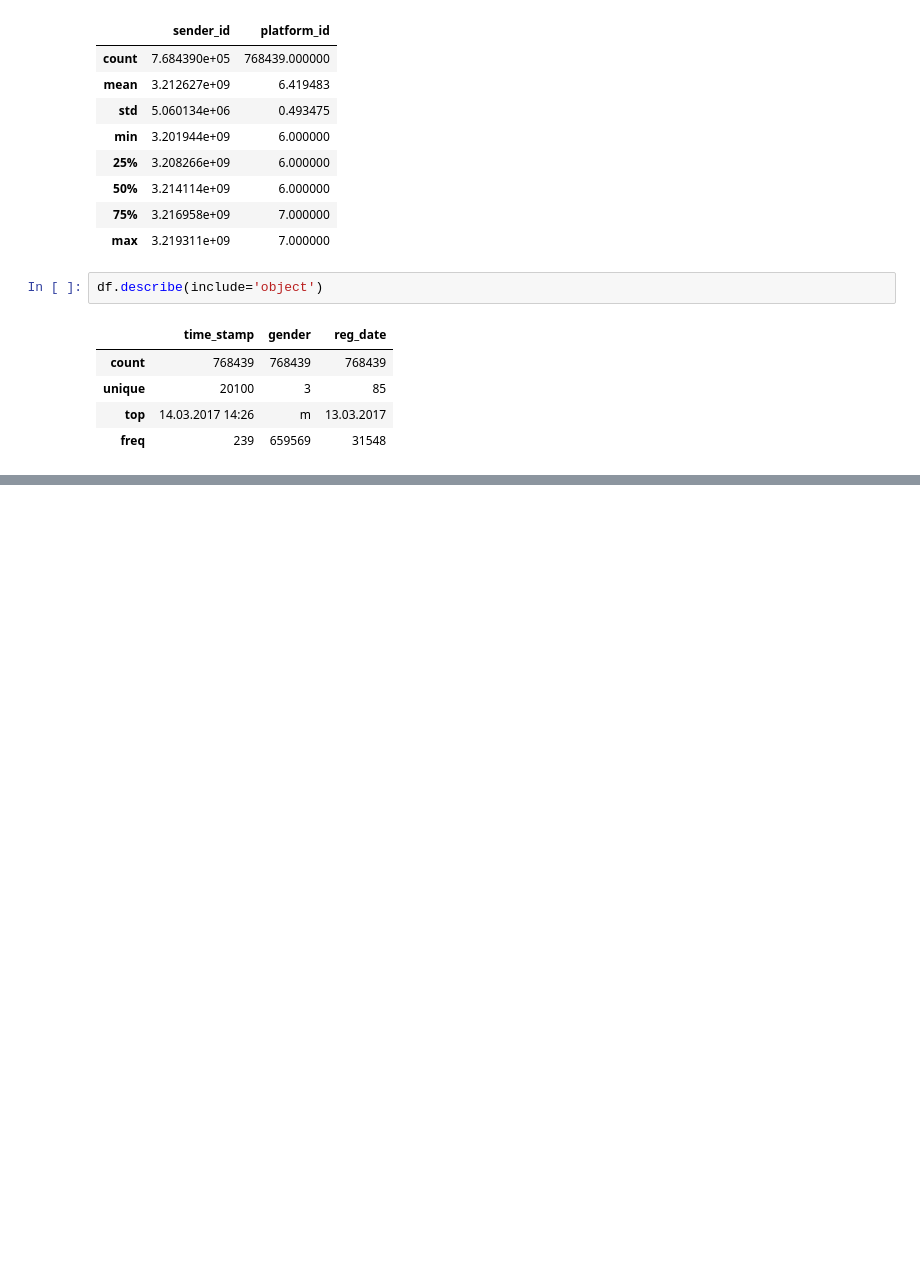
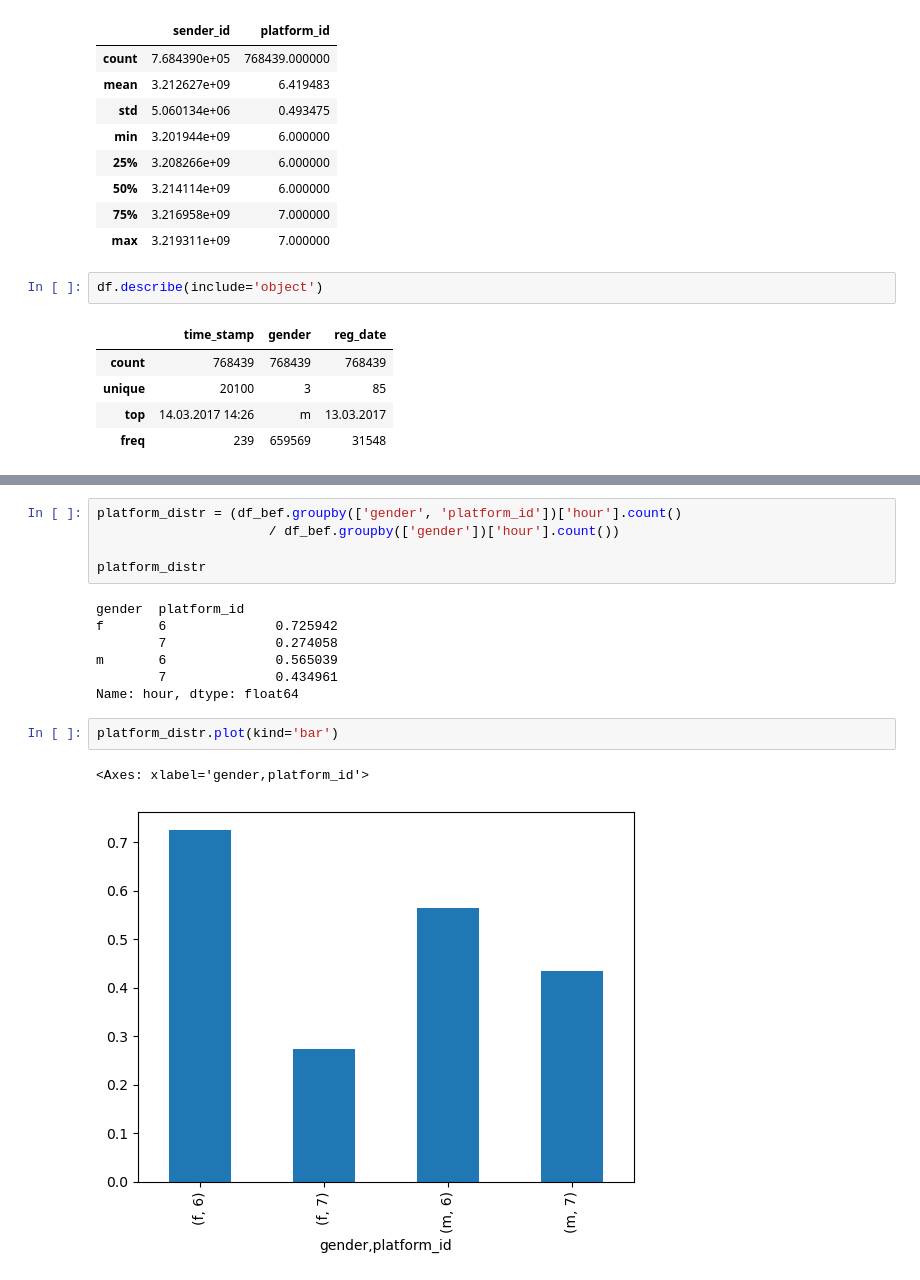
Before and after one commit to dkolesov95/exploratory_data_analysis, a Jupyter notebook: ab_test/ab_test.ipynb, the cells around one changed output, grey strips where cells are left out. Cells and saved outputs as stored; diff of their text form; blank space fills up the shorter version.

```diff
--- a/ab_test/ab_test.ipynb
+++ b/ab_test/ab_test.ipynb
@@ -87,0 +331,17 @@ df.describe(include='object')
+# %%
+platform_distr = (df_bef.groupby(['gender', 'platform_id'])['hour'].count()
+                      / df_bef.groupby(['gender'])['hour'].count())
+
+platform_distr
+# %% [output]
+gender  platform_id
+f       6              0.725942
+        7              0.274058
+m       6              0.565039
+        7              0.434961
+Name: hour, dtype: float64
+# %%
+platform_distr.plot(kind='bar')
+# %% [output]
+<Axes: xlabel='gender,platform_id'>
+[figure, added]
```
Also changed, not shown: parts of 62 cells of this notebook.
